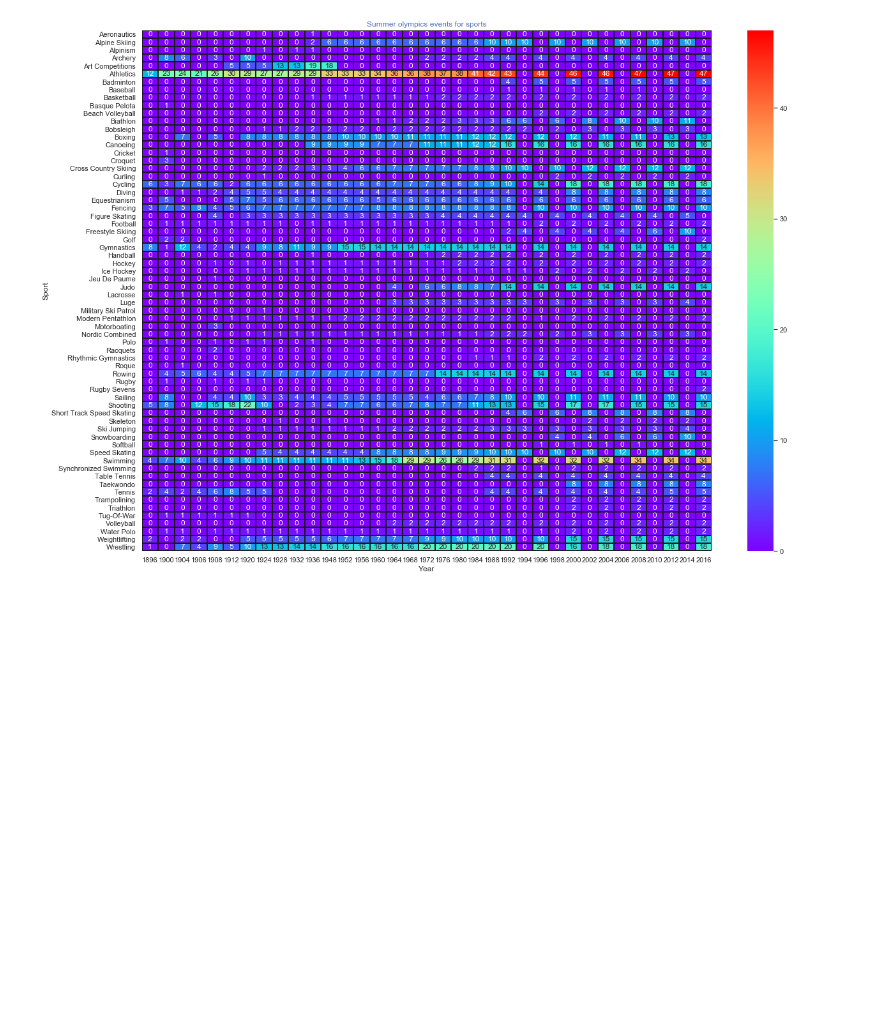
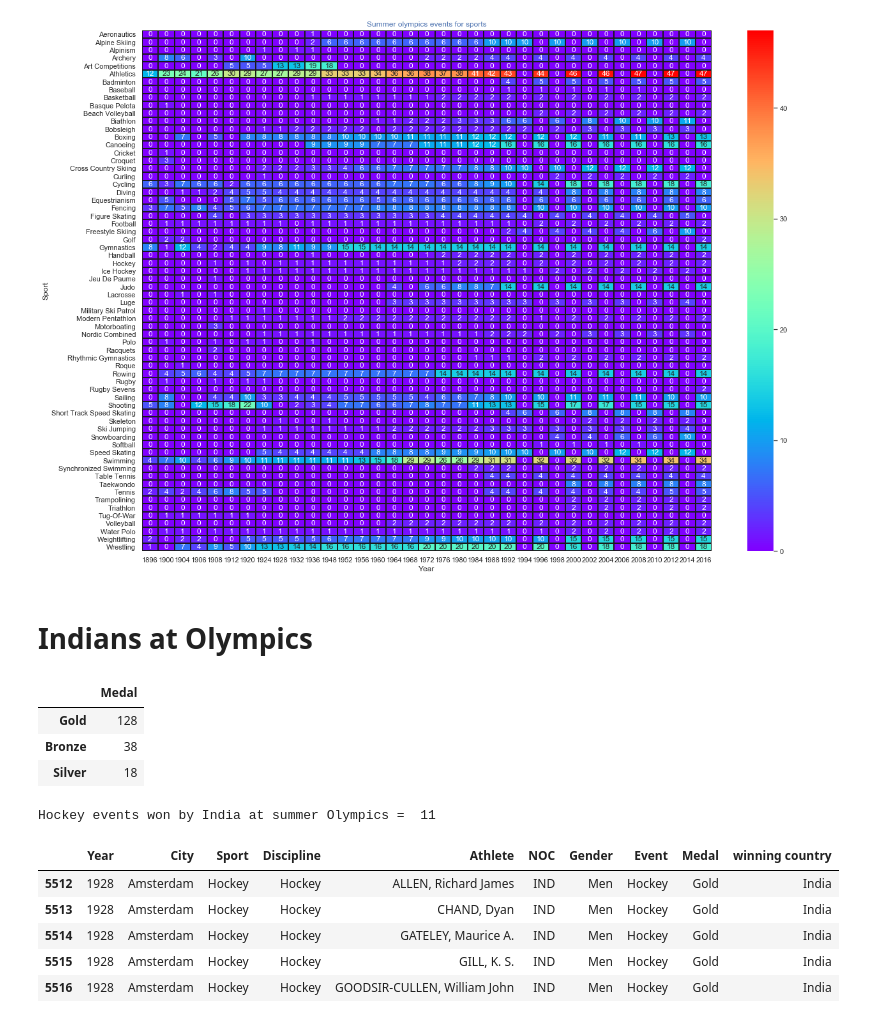
Before and after one commit to akash16dhotre/01_Olympics_Dataset_EDA, a Jupyter notebook: Olympic game EAD.ipynb, the cells around one changed output. Cells and saved outputs as stored; diff of their text form; code cells hidden in the pictures; blank space fills up the shorter version.

```diff
--- a/Olympic game EAD.ipynb
+++ b/Olympic game EAD.ipynb
@@ -1064,3 +1080,31 @@ plt.show()
 #x.savefig("heatmap.jpg")
 # %% [output]
 [figure]
+# %% [markdown]
+# Indians at Olympics
+# %%
+# Extracting data only to dataframe
+Indian_medals=primary_data[primary_data.NOC == 'IND']
+
+# Counting medals won by indians
+pd.DataFrame(Indian_medals.Medal.value_counts())
+# %% [output]
+|  | Medal |
+| Gold | 128 |
+| Bronze | 38 |
+| Silver | 18 |
+# %%
+# Let us calculate Hockey medals won by India
+
+
+ind_hockey = Indian_medals[Indian_medals.Event == "Hockey"]
+print("Hockey events won by India at summer Olympics = ", len(ind_hockey.Year.unique()))
+ind_hockey.head()
+# %% [output]
+Hockey events won by India at summer Olympics =  11
+|  | Year | City | Sport | Discipline | Athlete | NOC | Gender | Event | Medal | winning country |
+| 5512 | 1928 | Amsterdam | Hockey | Hockey | ALLEN, Richard James | IND | Men | Hockey | Gold | India |
+| 5513 | 1928 | Amsterdam | Hockey | Hockey | CHAND, Dyan | IND | Men | Hockey | Gold | India |
+| 5514 | 1928 | Amsterdam | Hockey | Hockey | GATELEY, Maurice A. | IND | Men | Hockey | Gold | India |
+| 5515 | 1928 | Amsterdam | Hockey | Hockey | GILL, K. S. | IND | Men | Hockey | Gold | India |
+| 5516 | 1928 | Amsterdam | Hockey | Hockey | GOODSIR-CULLEN, William John | IND | Men | Hockey | Gold | India |
```
Also changed, not shown: parts of 20 cells of this notebook.
